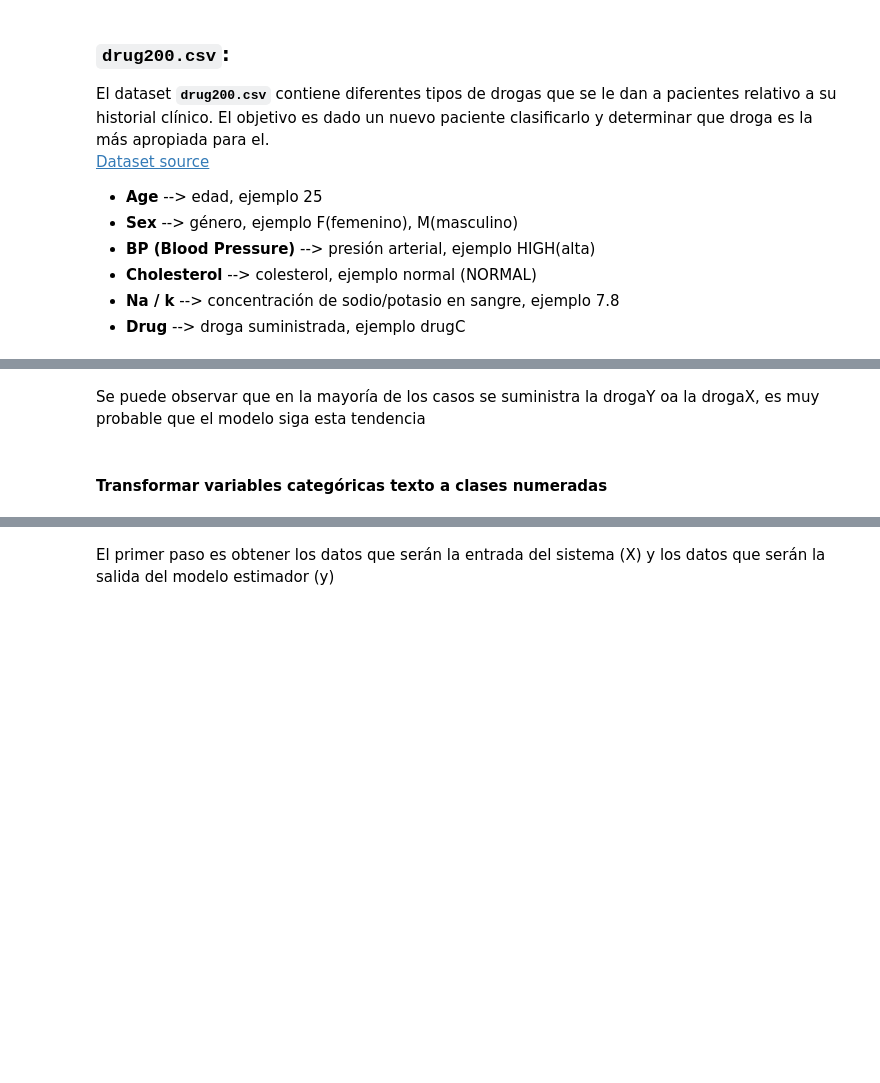
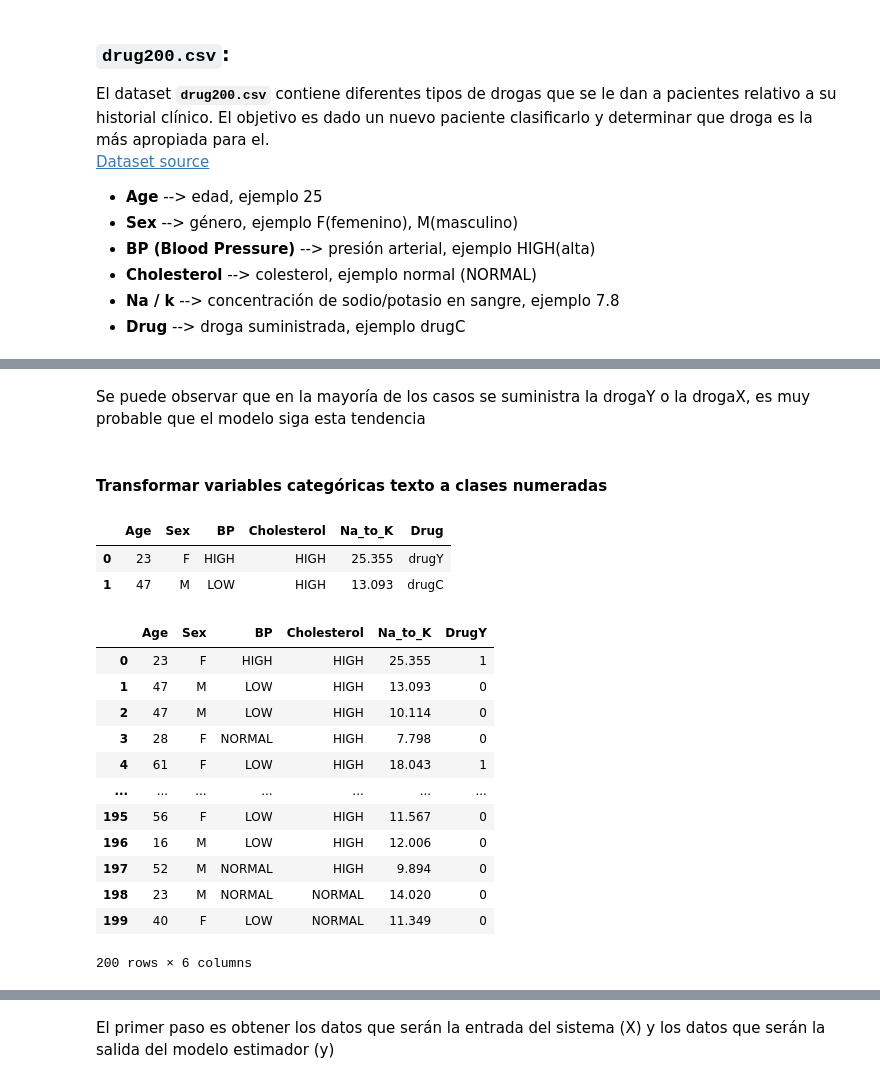
Before and after one commit to InoveAlumnos/redes_neuronales_python, a Jupyter notebook: ejemplo_clase/1_clasificacion_binaria.ipynb, the cells around one changed output, grey strips where cells are left out. Drawn from its saved outputs; the diff is of its cells as text; code cells hidden in the pictures; blank space fills up the shorter version.

Commit message:
Updated df_cod.loc[:,'DrugY'] and keras.utils

```diff
--- a/ejemplo_clase/1_clasificacion_binaria.ipynb
+++ b/ejemplo_clase/1_clasificacion_binaria.ipynb
@@ -92,18 +111,39 @@ plt.show()
 # %% [markdown]
-Se puede observar que en la mayoría de los casos se suministra la drogaY oa la drogaX, es muy probable que el modelo siga esta tendencia
+Se puede observar que en la mayoría de los casos se suministra la drogaY o la drogaX, es muy probable que el modelo siga esta tendencia
 # %% [markdown]
 #### Transformar variables categóricas texto a clases numeradas
+# %%
+df.head(2)
+# %% [output]
+|  | Age | Sex | BP | Cholesterol | Na_to_K | Drug |
+| 0 | 23 | F | HIGH | HIGH | 25.355 | drugY |
+| 1 | 47 | M | LOW | HIGH | 13.093 | drugC |
 # %%
 # Se hace una copia de "df" en "df_cod"
 df_cod = df.copy()
 
 # Se aplica una función lambda para transformar la categorías de la columna "Drug"
 # Crea una columna llamada "DrugY" en el DataFrame df_cod. Para representar la droga más dada (drugY) con el número 1 y las demás con 0
-df_cod['DrugY'] = df_cod['Drug'].apply(lambda x: 1 if x == 'drugY' else 0)
+df_cod.loc[:,'DrugY'] = df_cod['Drug'].apply(lambda x: 1 if x == 'drugY' else 0)
 
 # Elimina la columna anterior 'Drug'
 # axis=1 para que se elimine por filas
 df_cod = df_cod.drop('Drug', axis=1)
+df_cod
+# %% [output]
+|  | Age | Sex | BP | Cholesterol | Na_to_K | DrugY |
+| 0 | 23 | F | HIGH | HIGH | 25.355 | 1 |
+| 1 | 47 | M | LOW | HIGH | 13.093 | 0 |
+| 2 | 47 | M | LOW | HIGH | 10.114 | 0 |
+| 3 | 28 | F | NORMAL | HIGH | 7.798 | 0 |
+| 4 | 61 | F | LOW | HIGH | 18.043 | 1 |
+| ... | ... | ... | ... | ... | ... | ... |
+| 195 | 56 | F | LOW | HIGH | 11.567 | 0 |
+| 196 | 16 | M | LOW | HIGH | 12.006 | 0 |
+| 197 | 52 | M | NORMAL | HIGH | 9.894 | 0 |
+| 198 | 23 | M | NORMAL | NORMAL | 14.020 | 0 |
+| 199 | 40 | F | LOW | NORMAL | 11.349 | 0 |
+200 rows × 6 columns
 # %%
 # Muestra las 5 primeras filas del DataFrame df_cod
 df_cod.head()
```
Also changed, not shown: parts of 32 cells of this notebook.
